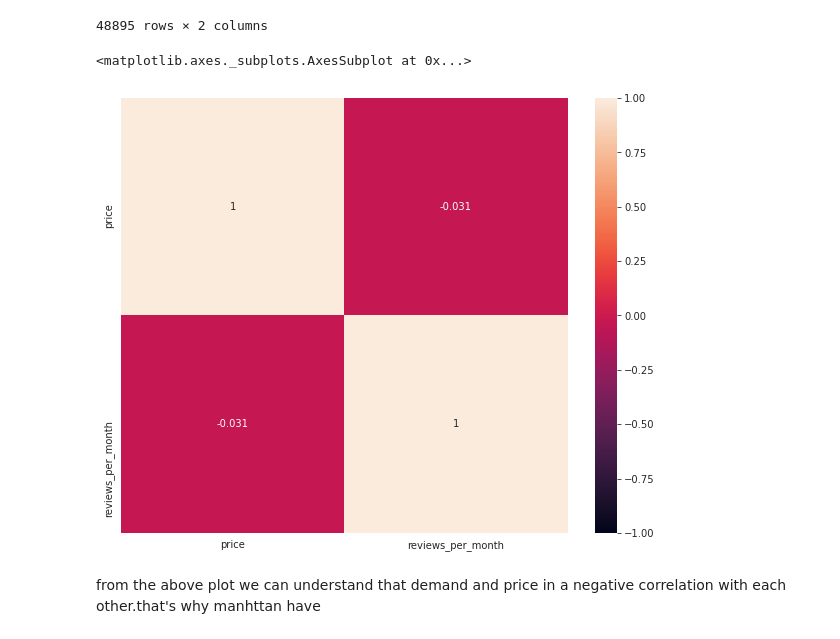
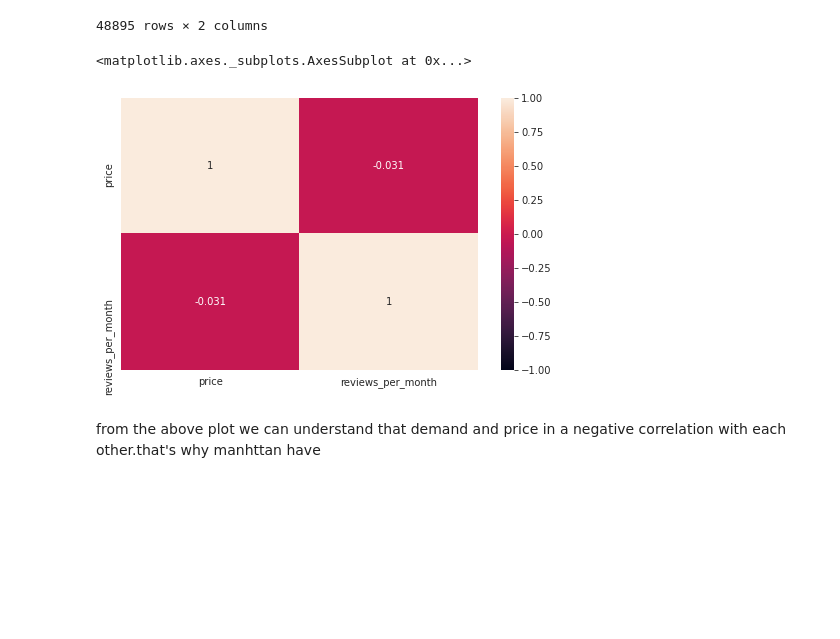
Before and after one commit to Creatrohit9/AIRBNB-PROJECT-1-CAPSTON, a Jupyter notebook: MD1WK4ROHIT_Airbnb_Bookings_Analysis_Capstone_Project.ipynb, the cells around one changed output. Drawn from its saved outputs; the diff is of its cells as text; code cells hidden in the pictures; blank space fills up the shorter version.

```diff
--- a/MD1WK4ROHIT_Airbnb_Bookings_Analysis_Capstone_Project.ipynb
+++ b/MD1WK4ROHIT_Airbnb_Bookings_Analysis_Capstone_Project.ipynb
@@ -290,10 +290,11 @@ price_per_review
 | 48894 | 90 | NaN |
 48895 rows × 2 columns
 # %%
+plt.figure(figsize=(8,5))
 sns.heatmap(price_per_review.corr(),vmin=-1,annot=True)
 # %% [output]
 <matplotlib.axes._subplots.AxesSubplot at 0x...>
-[figure, old version]
+[figure, new version]
 # %% [markdown]
 from the above plot we can understand that demand and price in a negative correlation with each other.that's why manhttan have
 # %% [markdown]
```
